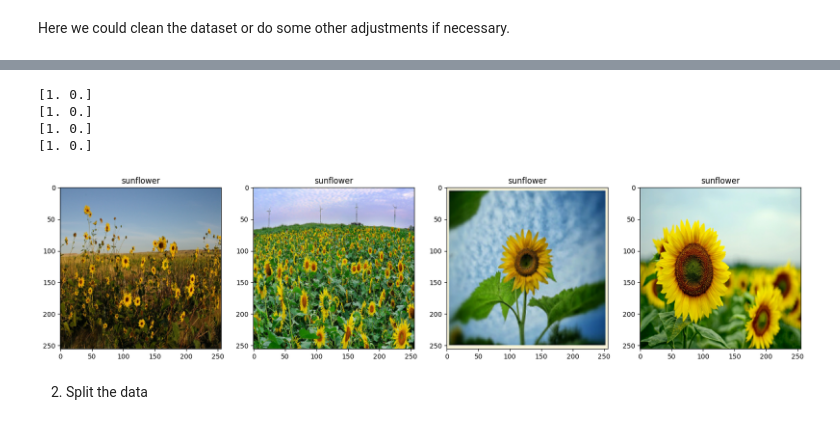
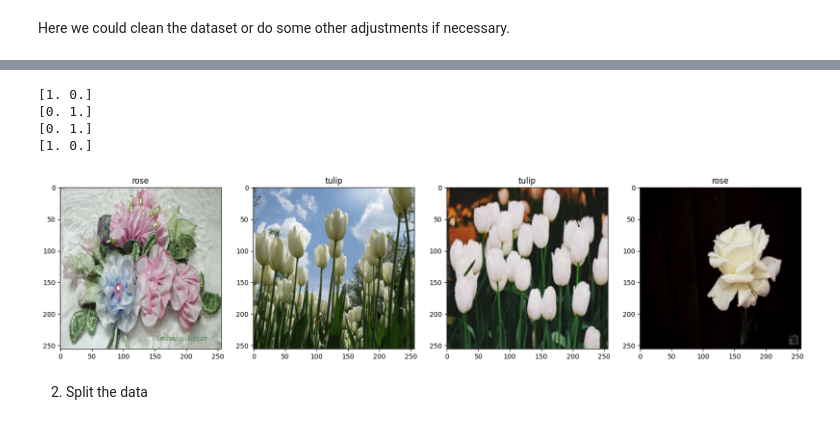
Before and after one commit to lyonbach/rim-identifier, a Jupyter notebook: src/train.ipynb, the cells around one changed output, grey strips where cells are left out. Drawn from its saved outputs; the diff is of its cells as text; code cells hidden in the pictures.

Commit message:
Changed training to rose and tulip classes.

```diff
--- a/src/train.ipynb
+++ b/src/train.ipynb
@@ -64,15 +58,15 @@ batch = iterator.next()
 # %%
 fig, axs = plt.subplots(ncols=4, figsize=(20, 20))
 for idx, img in enumerate(batch[0][:4]):
     axs[idx].imshow(img)
-    axs[idx].set_title(["sunflower", "tulip", ][list(batch[1][idx]).index(1)])
+    axs[idx].set_title(["rose", "tulip", ][list(batch[1][idx]).index(1)])
     print(batch[1][idx])
 # %% [output]
 [1. 0.]
+[0. 1.]
+[0. 1.]
 [1. 0.]
-[1. 0.]
-[1. 0.]
-[figure, old version]
+[figure, new version]
 # %% [markdown]
 2. Split the data
 # %%
```
Also changed, not shown: parts of 14 cells of this notebook, 1 other file.
